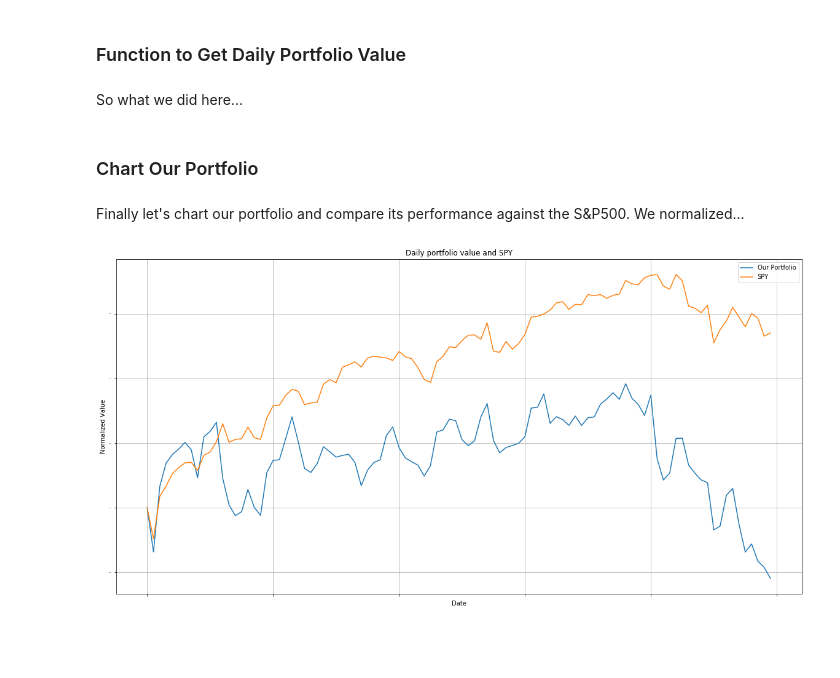
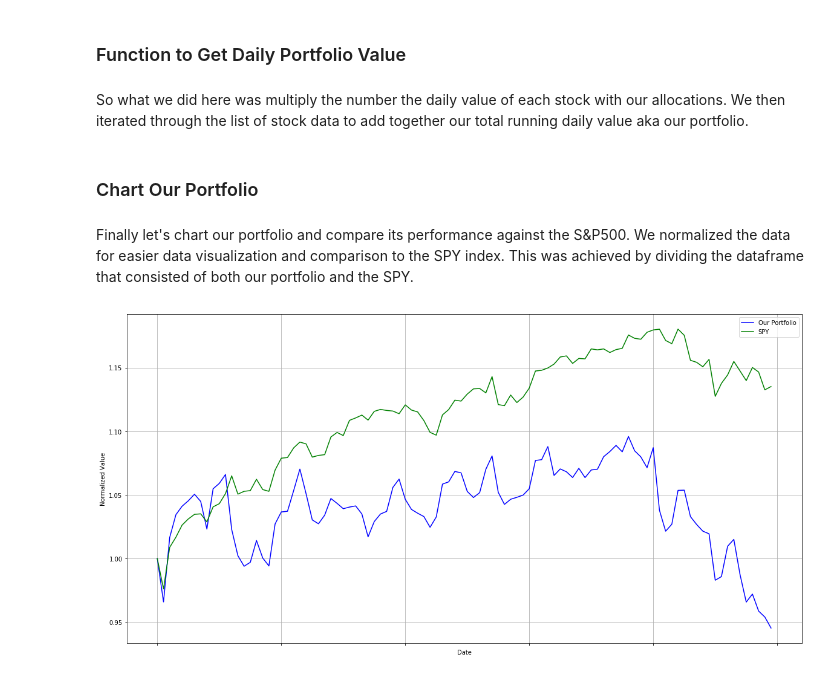
Before and after one commit to AashinShazar/TradingML, a Jupyter notebook: PortfolioEvaluator/PortfolioEvaluator.ipynb, the cells around one changed output. Saved outputs shown, nothing was run; the diff lists cells and outputs as text; code cells hidden in the pictures; blank space fills up the shorter version.

```diff
--- a/PortfolioEvaluator/PortfolioEvaluator.ipynb
+++ b/PortfolioEvaluator/PortfolioEvaluator.ipynb
@@ -267,8 +264,8 @@ Cumulative Return: 0.15016925097481776
 =========================Make some money!=========================
 # %% [markdown]
 ### Function to Get Daily Portfolio Value
-# %% [markdown]
-So what we did here...
+# %% [markdown]
+So what we did here was multiply the number the daily value of each stock with our allocations. We then iterated through the list of stock data to add together our total running daily value aka our portfolio.
 # %%
 def dailyPortfolioValue(stockDataList):
     tempStockList = stockDataList
@@ -288,15 +285,17 @@ def dailyPortfolioValue(stockDataList):
 # %% [markdown]
 ### Chart Our Portfolio
 # %% [markdown]
-Finally let's chart our portfolio and compare its performance against the S&P500. We normalized...
+Finally let's chart our portfolio and compare its performance against the S&P500. We normalized the data for easier data visualization and comparison to the SPY index. This was achieved by dividing the dataframe that consisted of both our portfolio and the SPY.
 # %%
 df_temp = pd.concat([ourPortfolio['5. adjusted close'], SPY[0]['5. adjusted close']], keys=['Our Portfolio', 'SPY'], axis=1)
 
 df_temp = df_temp/df_temp.iloc[0,:]
-ax = df_temp.plot(title="Daily portfolio value and SPY", fontsize=2)
+plt.grid()
+ax = df_temp['Our Portfolio'].plot(color='blue', grid=True, label='Our Portfolio')
+ax = df_temp['SPY'].plot(color='green', grid=True, label='SPY')
 ax.set_xlabel("Date")
 ax.set_ylabel("Normalized Value")
-plt.grid()
+plt.legend()
 plt.show()
 # %% [output]
-[figure, old version]
+[figure, new version]
```
Also changed, not shown: parts of 12 cells of this notebook.
